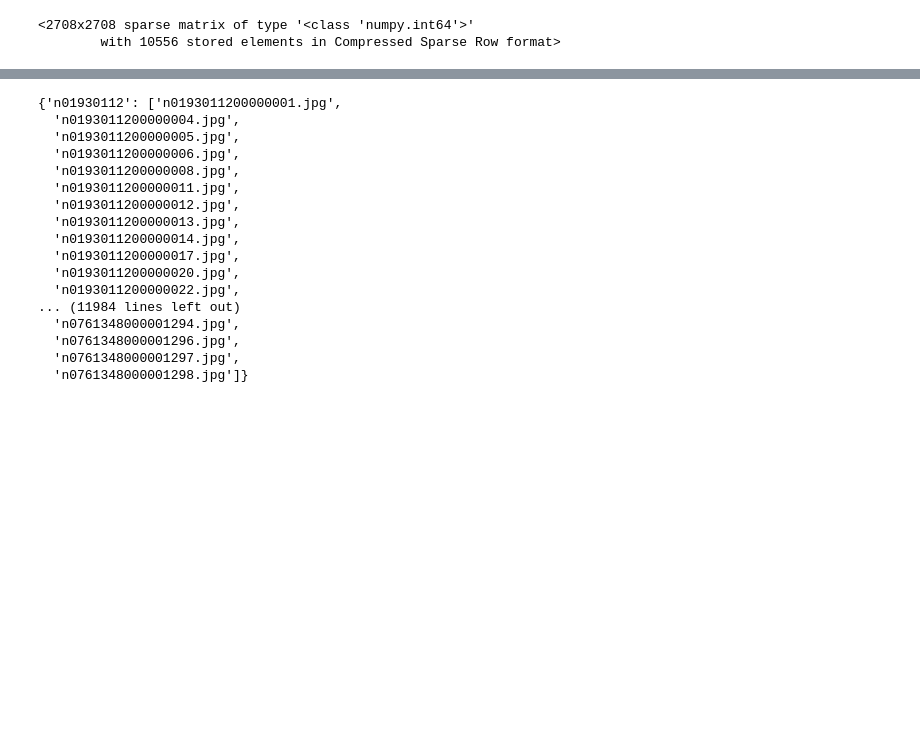
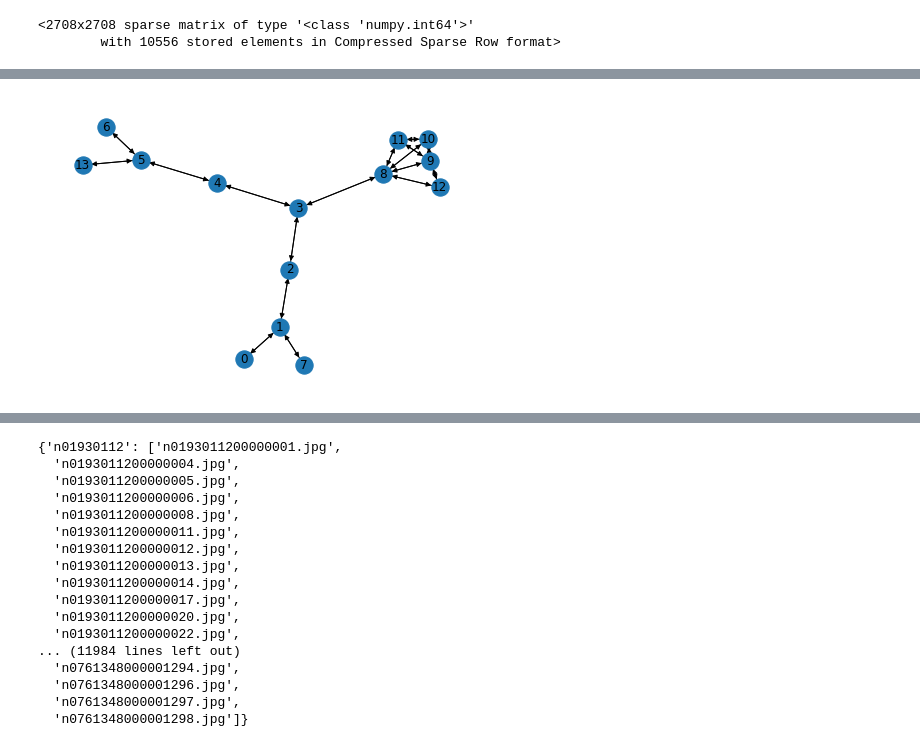
Before and after one commit to mims-harvard/G-Meta, a Jupyter notebook: data/fake_network_data_curation.ipynb, the cells around one changed output, grey strips where cells are left out. Cells and saved outputs as stored; diff of their text form; code cells hidden in the pictures; blank space fills up the shorter version.

```diff
--- a/data/fake_network_data_curation.ipynb
+++ b/data/fake_network_data_curation.ipynb
@@ -358,0 +590,4 @@ df
+# %%
+nx.draw(S.to_networkx(), with_labels = True)
+# %% [output]
+[figure, added]
```
Also changed, not shown: parts of 51 cells of this notebook, 33 other files.
